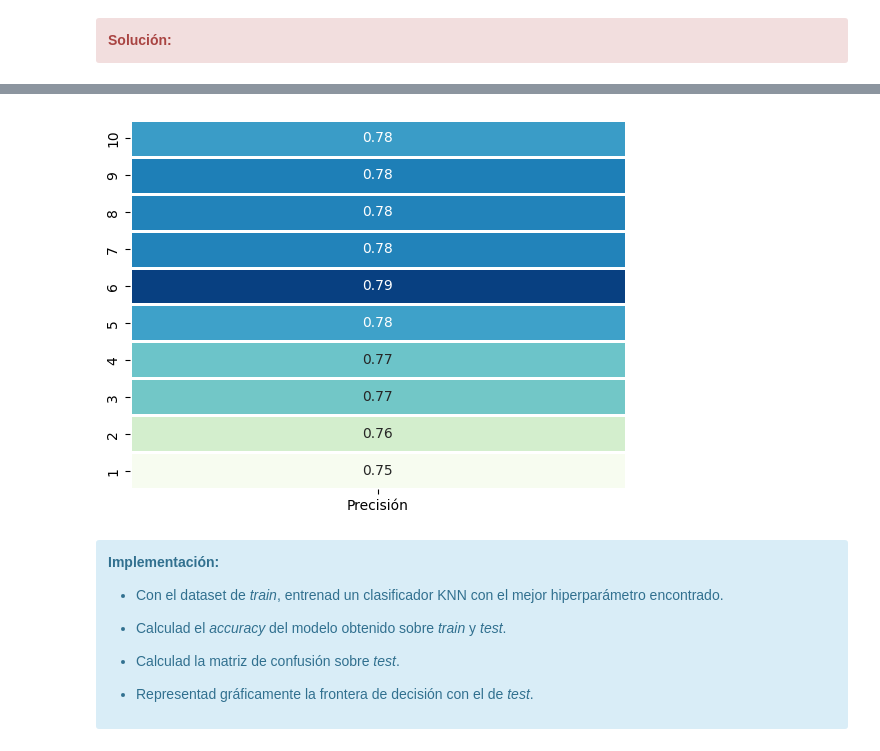
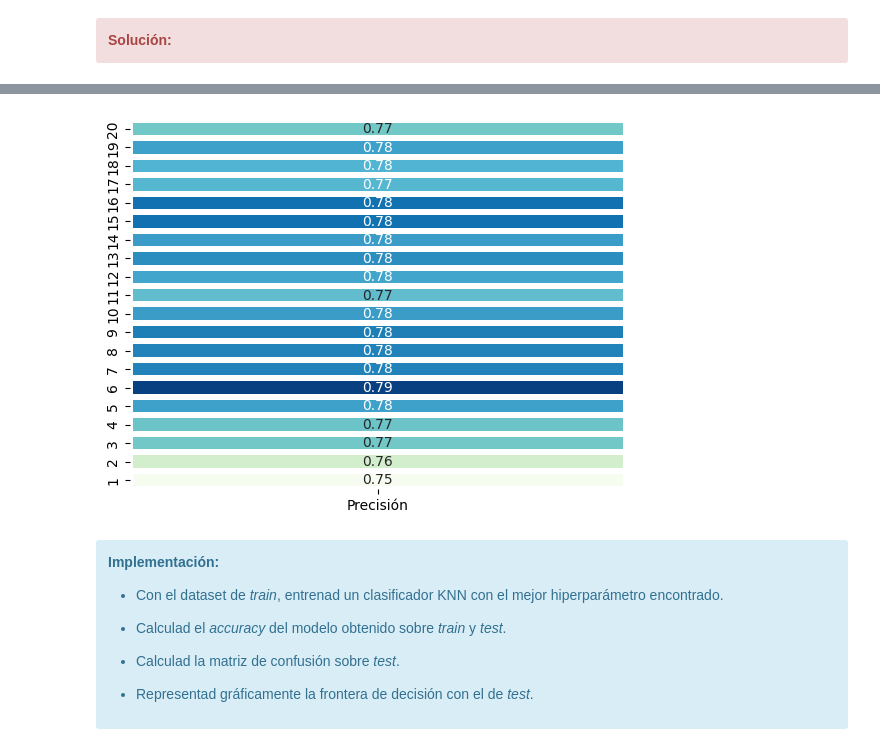
Before and after one commit to JDS1975/M-todos-supervisados, a Jupyter notebook: Copia_de_20222_M2_855_PEC3_Enunciado.ipynb, the cells around one changed output, grey strips where cells are left out. Saved outputs shown, nothing was run; the diff lists cells and outputs as text; code cells hidden in the pictures.

```diff
--- a/Copia_de_20222_M2_855_PEC3_Enunciado.ipynb
+++ b/Copia_de_20222_M2_855_PEC3_Enunciado.ipynb
@@ -409,10 +410,9 @@ Cálculo del valor óptimo del hiperparámetro _k_ (`n_neighbors`). Utilizad una
 Puede utilizar el módulo `GridSearchCV` de `sklearn` el cálculo del mejor hiperparámetro, y `heatmap` de `Seaborn`.
 </div>
 # %%
-param_grid = {"n_neighbors": range(1, 11)}
-grid = GridSearchCV(knn, param_grid)
-grid.fit(X_train, y_train)
-grid_search=grid.fit(X_train, y_train)
-print(grid_search.best_params_)
+param_grid = {"n_neighbors": range(1, 21)} # valores K
+grid = GridSearchCV(knn, param_grid) # Búsqueda de valores de parámetros específicos de un estimador. Por defecto 5 particiones estratificadas.
+grid_search=grid.fit(X_train, y_train) # Búsqueda en nuestros datos.
+print(grid_search.best_params_) # Mejor valor de k encontrado.
 # %% [output]
 {'n_neighbors': 6}
@@ -444,11 +450,11 @@ k = 10:  Precisión Promedio = 0.7781 | Desviación Estándar = 0.0171
 # %%
 # Heatmap de la precisión
-ax = sns.heatmap(pd.DataFrame(grid.cv_results_['mean_test_score'], columns=["Precisión"]), square=False, annot=True, cbar=False, cmap='GnBu', linewidths=2)
+ax = sns.heatmap(pd.DataFrame(grid.cv_results_['mean_test_score'], columns=["Precisión"]), square=False, annot=True, cbar=False, cmap='GnBu', linewidths=4)
 ax.invert_yaxis()
-ax.set_yticklabels(range(1, 11))
+ax.set_yticklabels(range(1, 21))
 plt.show()
 # %% [output]
-[figure, old version]
+[figure, new version]
 # %% [markdown]
 <div class="alert alert-block alert-info">
 <strong>Implementación:</strong>
```
Also changed, not shown: parts of 14 cells of this notebook.
